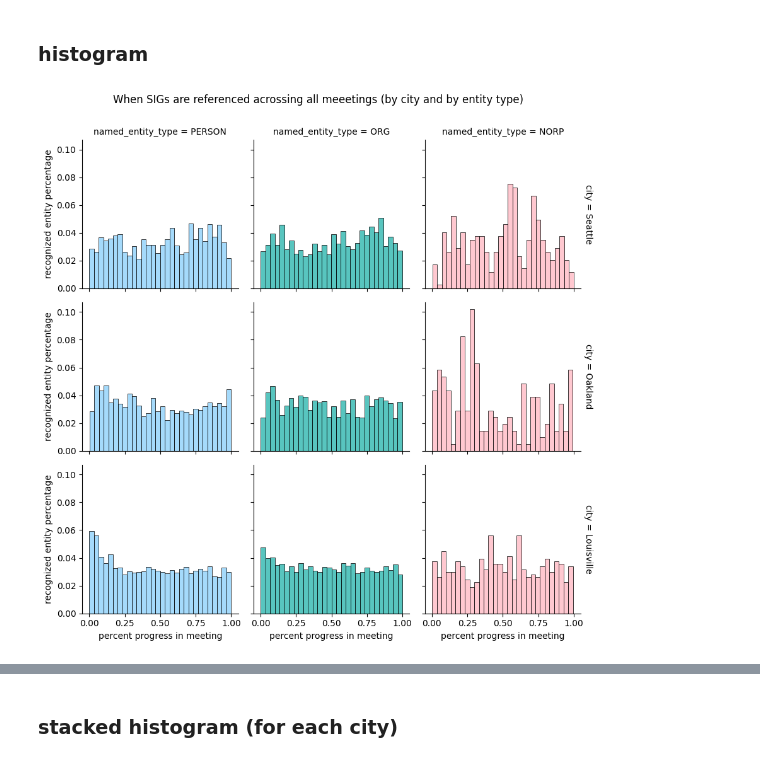
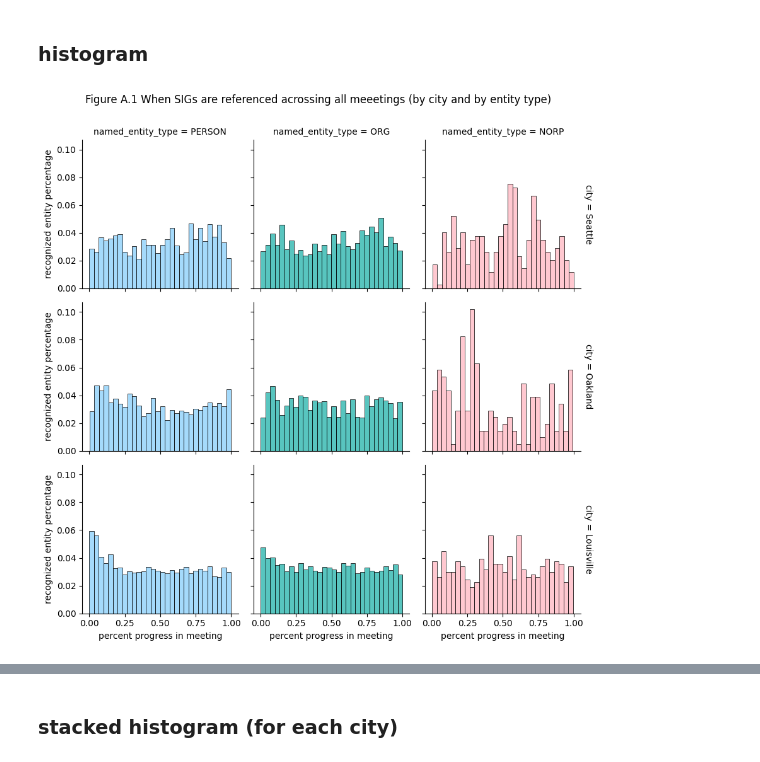
Before and after one commit to PugetSoundClinic-PIT/sig-cdp, a Jupyter notebook: week-5/combined_question1.ipynb, the cells around one changed output, grey strips where cells are left out. Cells and saved outputs as stored; diff of their text form; code cells hidden in the pictures.

```diff
--- a/week-5/combined_question1.ipynb
+++ b/week-5/combined_question1.ipynb
@@ -230,11 +230,11 @@ import numpy as np
 # %%
 custom_palette = ["#87CEFA", "#20B2AA", "#FFB6C1"]
 
 g = sns.FacetGrid(all_cities_df, row="city", col="named_entity_type", margin_titles=True,
                   hue="named_entity_type", palette=custom_palette)
 g.map_dataframe(sns.histplot, x="percentage", stat="proportion", bins=30)
 _ = g.set_axis_labels("percent progress in meeting", "recognized entity percentage")
 _ = g.fig.subplots_adjust(top=0.9)
-_ = g.fig.suptitle("When SIGs are referenced acrossing all meeetings (by city and by entity type)")
+_ = g.fig.suptitle("Figure A.1 When SIGs are referenced acrossing all meeetings (by city and by entity type)")
 # %% [output]
-[figure, old version]
+[figure, new version]
```
Also changed, not shown: parts of 19 cells of this notebook.
